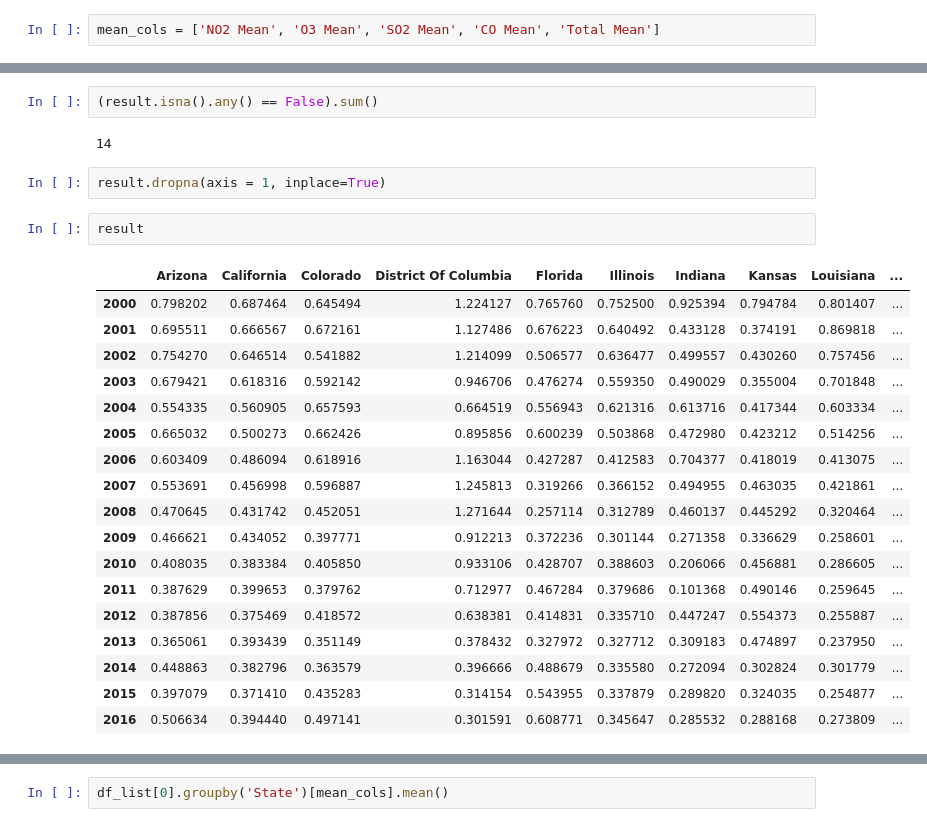
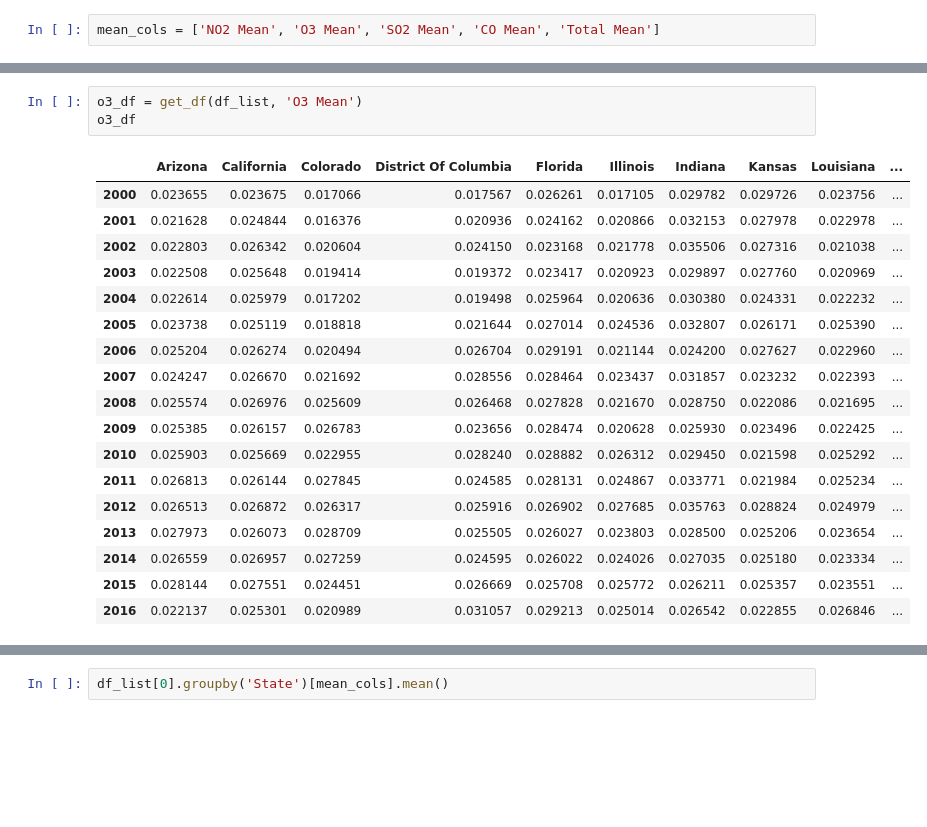
Before and after one commit to SehajS/pollution_data_analytics, a Jupyter notebook: notebook.ipynb, the cells around one changed output, grey strips where cells are left out. Cells and saved outputs as stored; diff of their text form; blank space fills up the shorter version.

Commit message:
Individual Gases and non-NaN States dataframes extracted

```diff
--- a/notebook.ipynb
+++ b/notebook.ipynb
@@ -185,27 +188,22 @@ no2_df
-# %%
-(result.isna().any() == False).sum()
-# %% [output]
-14
-# %%
-result.dropna(axis = 1, inplace=True)
-# %%
-result
-# %% [output]
-|  | Arizona | California | Colorado | District Of Columbia | Florida | Illinois | Indiana | Kansas | Louisiana | ... |
-| 2000 | 0.798202 | 0.687464 | 0.645494 | 1.224127 | 0.765760 | 0.752500 | 0.925394 | 0.794784 | 0.801407 | ... |
-| 2001 | 0.695511 | 0.666567 | 0.672161 | 1.127486 | 0.676223 | 0.640492 | 0.433128 | 0.374191 | 0.869818 | ... |
-| 2002 | 0.754270 | 0.646514 | 0.541882 | 1.214099 | 0.506577 | 0.636477 | 0.499557 | 0.430260 | 0.757456 | ... |
-| 2003 | 0.679421 | 0.618316 | 0.592142 | 0.946706 | 0.476274 | 0.559350 | 0.490029 | 0.355004 | 0.701848 | ... |
-| 2004 | 0.554335 | 0.560905 | 0.657593 | 0.664519 | 0.556943 | 0.621316 | 0.613716 | 0.417344 | 0.603334 | ... |
-| 2005 | 0.665032 | 0.500273 | 0.662426 | 0.895856 | 0.600239 | 0.503868 | 0.472980 | 0.423212 | 0.514256 | ... |
-| 2006 | 0.603409 | 0.486094 | 0.618916 | 1.163044 | 0.427287 | 0.412583 | 0.704377 | 0.418019 | 0.413075 | ... |
-| 2007 | 0.553691 | 0.456998 | 0.596887 | 1.245813 | 0.319266 | 0.366152 | 0.494955 | 0.463035 | 0.421861 | ... |
-| 2008 | 0.470645 | 0.431742 | 0.452051 | 1.271644 | 0.257114 | 0.312789 | 0.460137 | 0.445292 | 0.320464 | ... |
-| 2009 | 0.466621 | 0.434052 | 0.397771 | 0.912213 | 0.372236 | 0.301144 | 0.271358 | 0.336629 | 0.258601 | ... |
-| 2010 | 0.408035 | 0.383384 | 0.405850 | 0.933106 | 0.428707 | 0.388603 | 0.206066 | 0.456881 | 0.286605 | ... |
-| 2011 | 0.387629 | 0.399653 | 0.379762 | 0.712977 | 0.467284 | 0.379686 | 0.101368 | 0.490146 | 0.259645 | ... |
-| 2012 | 0.387856 | 0.375469 | 0.418572 | 0.638381 | 0.414831 | 0.335710 | 0.447247 | 0.554373 | 0.255887 | ... |
-| 2013 | 0.365061 | 0.393439 | 0.351149 | 0.378432 | 0.327972 | 0.327712 | 0.309183 | 0.474897 | 0.237950 | ... |
-| 2014 | 0.448863 | 0.382796 | 0.363579 | 0.396666 | 0.488679 | 0.335580 | 0.272094 | 0.302824 | 0.301779 | ... |
-| 2015 | 0.397079 | 0.371410 | 0.435283 | 0.314154 | 0.543955 | 0.337879 | 0.289820 | 0.324035 | 0.254877 | ... |
-| 2016 | 0.506634 | 0.394440 | 0.497141 | 0.301591 | 0.608771 | 0.345647 | 0.285532 | 0.288168 | 0.273809 | ... |
+# %%
+o3_df = get_df(df_list, 'O3 Mean')
+o3_df
+# %% [output]
+|  | Arizona | California | Colorado | District Of Columbia | Florida | Illinois | Indiana | Kansas | Louisiana | ... |
+| 2000 | 0.023655 | 0.023675 | 0.017066 | 0.017567 | 0.026261 | 0.017105 | 0.029782 | 0.029726 | 0.023756 | ... |
+| 2001 | 0.021628 | 0.024844 | 0.016376 | 0.020936 | 0.024162 | 0.020866 | 0.032153 | 0.027978 | 0.022978 | ... |
+| 2002 | 0.022803 | 0.026342 | 0.020604 | 0.024150 | 0.023168 | 0.021778 | 0.035506 | 0.027316 | 0.021038 | ... |
+| 2003 | 0.022508 | 0.025648 | 0.019414 | 0.019372 | 0.023417 | 0.020923 | 0.029897 | 0.027760 | 0.020969 | ... |
+| 2004 | 0.022614 | 0.025979 | 0.017202 | 0.019498 | 0.025964 | 0.020636 | 0.030380 | 0.024331 | 0.022232 | ... |
+| 2005 | 0.023738 | 0.025119 | 0.018818 | 0.021644 | 0.027014 | 0.024536 | 0.032807 | 0.026171 | 0.025390 | ... |
+| 2006 | 0.025204 | 0.026274 | 0.020494 | 0.026704 | 0.029191 | 0.021144 | 0.024200 | 0.027627 | 0.022960 | ... |
+| 2007 | 0.024247 | 0.026670 | 0.021692 | 0.028556 | 0.028464 | 0.023437 | 0.031857 | 0.023232 | 0.022393 | ... |
+| 2008 | 0.025574 | 0.026976 | 0.025609 | 0.026468 | 0.027828 | 0.021670 | 0.028750 | 0.022086 | 0.021695 | ... |
+| 2009 | 0.025385 | 0.026157 | 0.026783 | 0.023656 | 0.028474 | 0.020628 | 0.025930 | 0.023496 | 0.022425 | ... |
+| 2010 | 0.025903 | 0.025669 | 0.022955 | 0.028240 | 0.028882 | 0.026312 | 0.029450 | 0.021598 | 0.025292 | ... |
+| 2011 | 0.026813 | 0.026144 | 0.027845 | 0.024585 | 0.028131 | 0.024867 | 0.033771 | 0.021984 | 0.025234 | ... |
+| 2012 | 0.026513 | 0.026872 | 0.026317 | 0.025916 | 0.026902 | 0.027685 | 0.035763 | 0.028824 | 0.024979 | ... |
+| 2013 | 0.027973 | 0.026073 | 0.028709 | 0.025505 | 0.026027 | 0.023803 | 0.028500 | 0.025206 | 0.023654 | ... |
+| 2014 | 0.026559 | 0.026957 | 0.027259 | 0.024595 | 0.026022 | 0.024026 | 0.027035 | 0.025180 | 0.023334 | ... |
+| 2015 | 0.028144 | 0.027551 | 0.024451 | 0.026669 | 0.025708 | 0.025772 | 0.026211 | 0.025357 | 0.023551 | ... |
+| 2016 | 0.022137 | 0.025301 | 0.020989 | 0.031057 | 0.029213 | 0.025014 | 0.026542 | 0.022855 | 0.026846 | ... |
```
Also changed, not shown: parts of 6 cells of this notebook.
